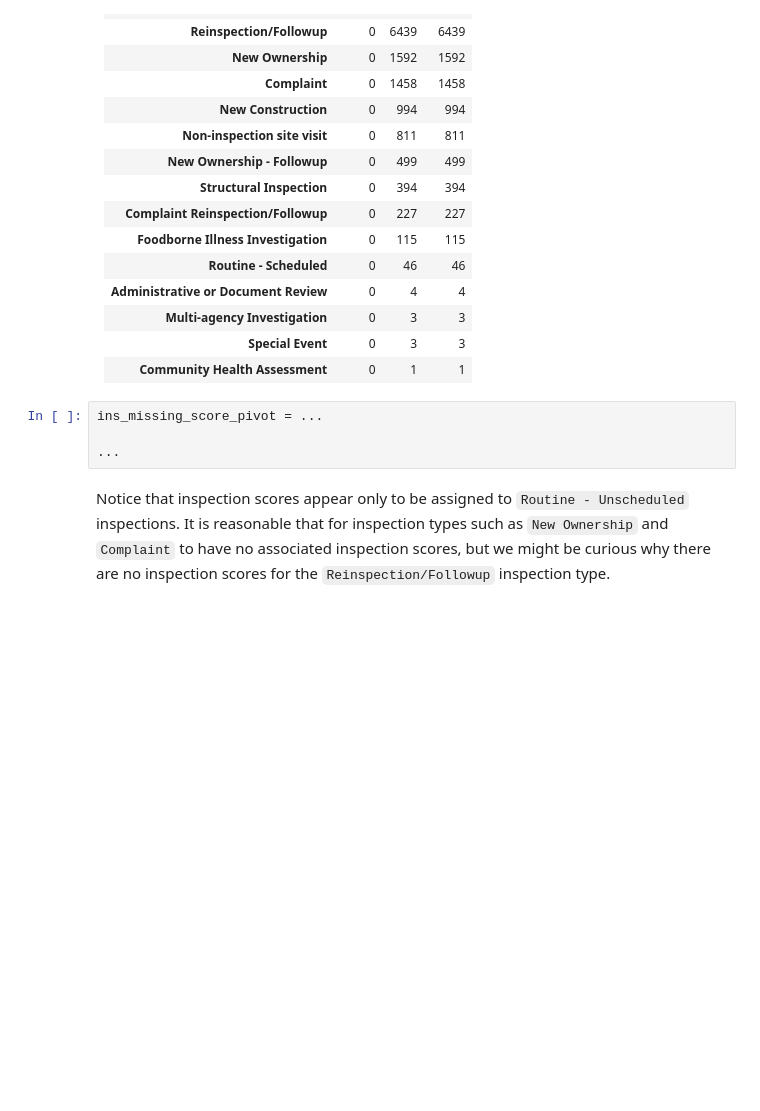
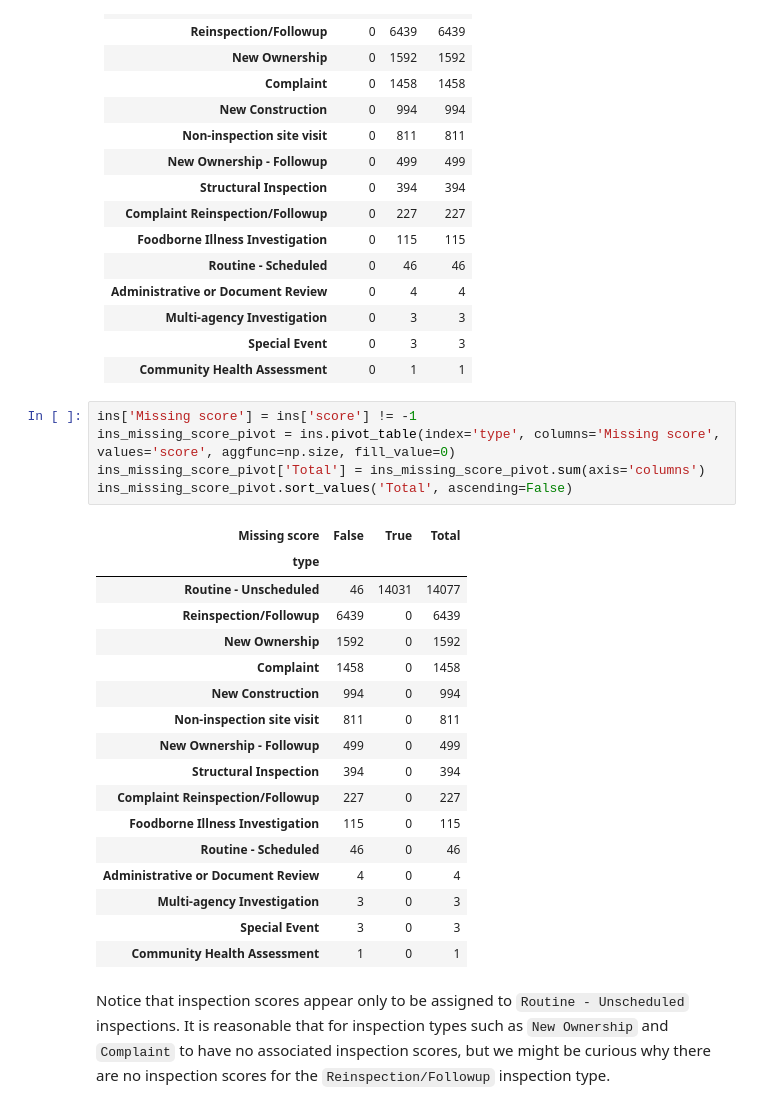
Before and after one commit to Alan-Heoooh/STAT471, a Jupyter notebook: Lab/lab2/exercise/lab2.ipynb, the cells around one changed output. Saved outputs shown, nothing was run; the diff lists cells and outputs as text; blank space fills up the shorter version.

```diff
--- a/Lab/lab2/exercise/lab2.ipynb
+++ b/Lab/lab2/exercise/lab2.ipynb
@@ -539,7 +751,26 @@ You should observe that inspection scores appear only to be assigned to `Routine
-# %%
-ins_missing_score_pivot = ...
-
-...
+# %%
+ins['Missing score'] = ins['score'] != -1
+ins_missing_score_pivot = ins.pivot_table(index='type', columns='Missing score', values='score', aggfunc=np.size, fill_value=0)
+ins_missing_score_pivot['Total'] = ins_missing_score_pivot.sum(axis='columns')
+ins_missing_score_pivot.sort_values('Total', ascending=False)
+# %% [output]
+| Missing score | False | True | Total |
+| type |  |  |  |
+| Routine - Unscheduled | 46 | 14031 | 14077 |
+| Reinspection/Followup | 6439 | 0 | 6439 |
+| New Ownership | 1592 | 0 | 1592 |
+| Complaint | 1458 | 0 | 1458 |
+| New Construction | 994 | 0 | 994 |
+| Non-inspection site visit | 811 | 0 | 811 |
+| New Ownership - Followup | 499 | 0 | 499 |
+| Structural Inspection | 394 | 0 | 394 |
+| Complaint Reinspection/Followup | 227 | 0 | 227 |
+| Foodborne Illness Investigation | 115 | 0 | 115 |
+| Routine - Scheduled | 46 | 0 | 46 |
+| Administrative or Document Review | 4 | 0 | 4 |
+| Multi-agency Investigation | 3 | 0 | 3 |
+| Special Event | 3 | 0 | 3 |
+| Community Health Assessment | 1 | 0 | 1 |
 # %% [markdown]
 Notice that inspection scores appear only to be assigned to `Routine - Unscheduled` inspections. It is reasonable that for inspection types such as `New Ownership` and `Complaint` to have no associated inspection scores, but we might be curious why there are no inspection scores for the `Reinspection/Followup` inspection type.
 # %% [markdown]
```
Also changed, not shown: parts of 49 cells of this notebook, 26 other files.
